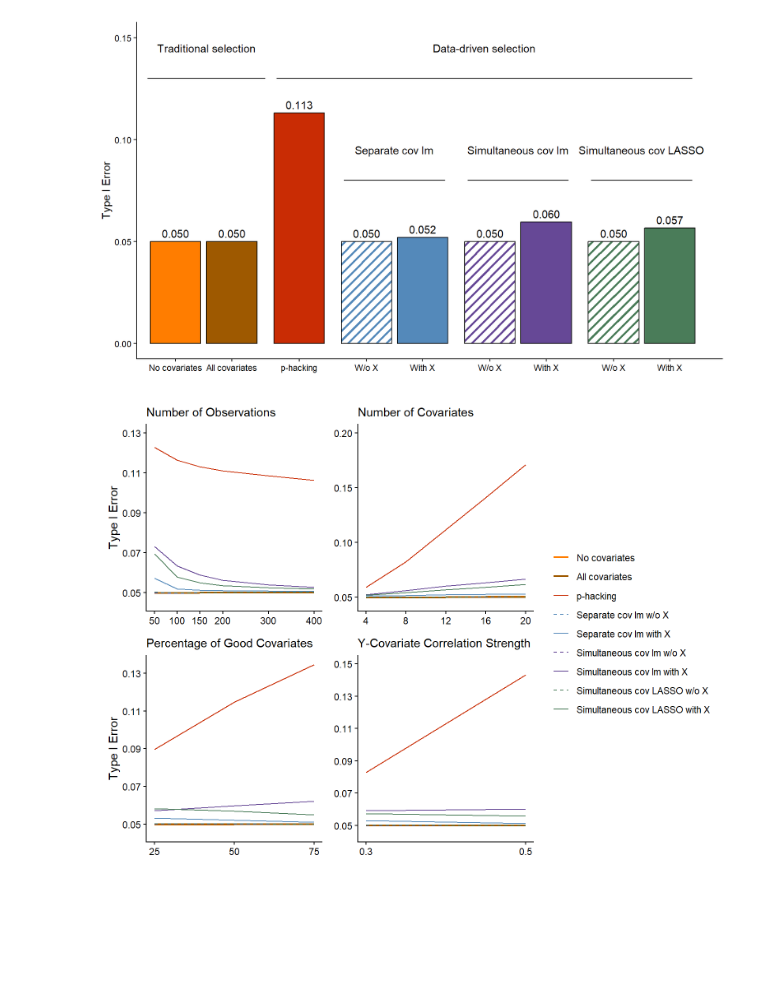
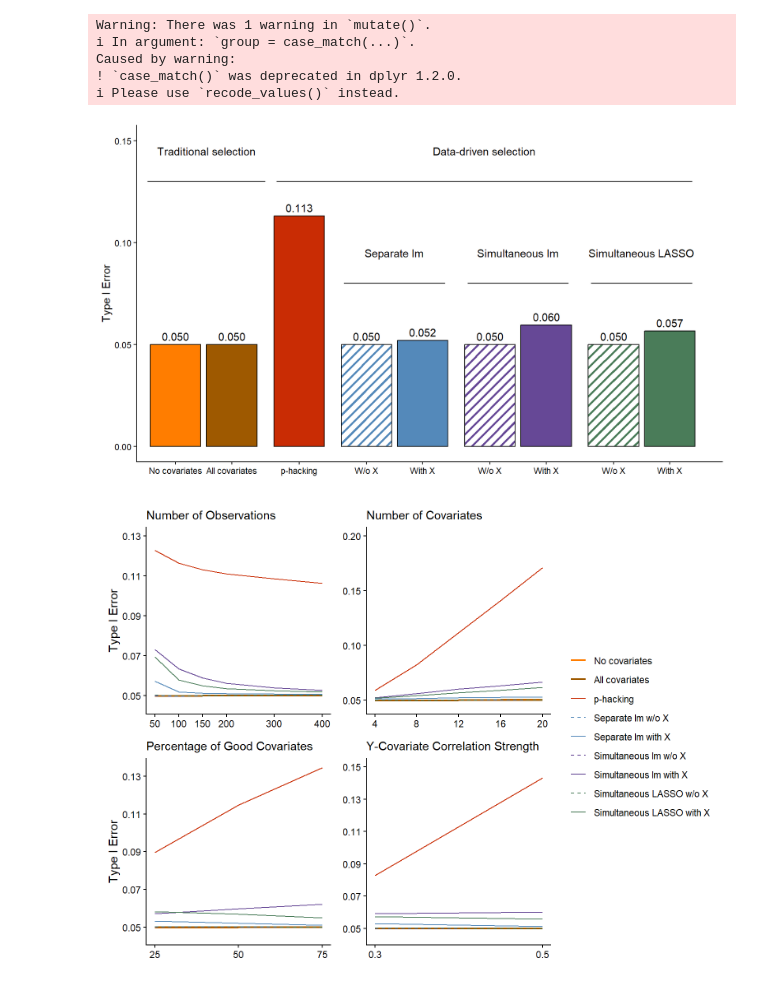
Before and after one commit to jjcurtin/study_cov, a Jupyter notebook: notebooks/mak_figures.embed.ipynb, the cells around one changed output. Saved outputs shown, nothing was run; the diff lists cells and outputs as text; code cells hidden in the pictures; blank space fills up the shorter version.

```diff
--- a/notebooks/mak_figures.embed.ipynb
+++ b/notebooks/mak_figures.embed.ipynb
@@ -24,12 +24,12 @@ d <- d |>
                                      "full_lm_wo_x", "full_lm",
                                      "lasso_wo_x", "lasso"),
                          labels = c("No covariates", "All covariates", "p-hacking",
-                                    "Separate cov lm w/o X",
-                                    "Separate cov lm with X",
-                                    "Simultaneous cov lm w/o X",
-                                    "Simultaneous cov lm with X",
-                                    "Simultaneous cov LASSO w/o X",
-                                    "Simultaneous cov LASSO with X")))
+                                    "Separate lm w/o X",
+                                    "Separate lm with X",
+                                    "Simultaneous lm w/o X",
+                                    "Simultaneous lm with X",
+                                    "Simultaneous LASSO w/o X",
+                                    "Simultaneous LASSO with X")))
 
 d_0 <- d |>
   filter(b_x == 0)
@@ -48,12 +48,18 @@ type_I_summary <- d_0 |>
                             "p-hacking" ~ "p-hacking",
                             "No covariates" ~ "No selection",
                             "All covariates" ~ "No selection",
-                            "Separate cov lm w/o X" ~ "Separate cov lm",
-                            "Separate cov lm with X" ~ "Separate cov lm",
-                            "Simultaneous cov lm w/o X" ~ "Simultaneous cov lm",
-                            "Simultaneous cov lm with X" ~ "Simultaneous cov lm",
-                            "Simultaneous cov LASSO w/o X" ~ "Simultaneous cov LASSO",
-                            "Simultaneous cov LASSO with X" ~ "Simultaneous cov LASSO"))
+                            "Separate lm w/o X" ~ "Separate lm",
+                            "Separate lm with X" ~ "Separate lm",
+                            "Simultaneous lm w/o X" ~ "Simultaneous lm",
+                            "Simultaneous lm with X" ~ "Simultaneous lm",
+                            "Simultaneous LASSO w/o X" ~ "Simultaneous LASSO",
+                            "Simultaneous LASSO with X" ~ "Simultaneous LASSO"))
+# %% [output]
+Warning: There was 1 warning in `mutate()`.
+i In argument: `group = case_match(...)`.
+Caused by warning:
+! `case_match()` was deprecated in dplyr 1.2.0.
+i Please use `recode_values()` instead.
 # %%
 #| label: fig-bar-1
 #| fig-cap: "Type I Error by Method. Average type I error rate across all research contexts is displayed for each method separately by color. Traditional selection methods are on the left, data-driven selection methods are on the right. Striped shading indicates data-driven selection methods that do not control for X."
@@ -94,7 +100,7 @@ segment_labels <- tibble::tibble(
         mean(c(6.2, 8.0)),
         mean(c(8.4, 10.2))),
   y = c(.13, .13, .08, .08, .08) + 0.015,
-  label = c("Traditional selection", "Data-driven selection", "Separate cov lm", "Simultaneous cov lm", "Simultaneous cov LASSO")
+  label = c("Traditional selection", "Data-driven selection", "Separate lm", "Simultaneous lm", "Simultaneous LASSO")
 )
 
 ggplot(
@@ -115,34 +121,34 @@ ggplot(
   geom_segment(aes(y = .13, x = 2.8, xend = 10.2)) +
   geom_segment(aes(y = .08, x = 4.0, xend = 5.8)) +
   geom_segment(aes(y = .08, x = 6.2, xend = 8.0)) +
   geom_segment(aes(y = .08, x = 8.4, xend = 10.2)) +
   geom_text(
     aes(label = sprintf("%.3f", type_I)),
     vjust = -0.5
   ) +
     geom_text(
     data = segment_labels,
     aes(x = x, y = y, label = label),
     inherit.aes = FALSE
   ) +
   labs(x = NULL, y = "Type I Error") +
   scale_y_continuous(
     limits = c(0, .15),
     breaks = seq(0, .15, by = 0.05)
   ) +
   # numeric x with custom breaks/labels; gaps are just extra space between positions
   scale_x_continuous(
     breaks = x_breaks,
     labels = x_labels,
     expand = expansion(mult = c(0.02, 0.05))
   ) +
   scale_pattern_manual(values = method_patterns) +
   scale_fill_manual(values = method_colors) +
   theme(
     legend.position = "none"
   )
 # %% [output]
-[figure, old version]
+[figure, new version]
 # %%
 observations <- d_0 |>
   group_by(method, n_obs) |>
@@ -226,7 +232,7 @@ ycor <- d_0 |>
   plot_layout(guides = "collect") &
   theme(legend.position = "right")
 # %% [output]
-[figure, old version]
+[figure, new version]
 # %%
 #| label: fig-bar-2
 #| fig-cap: "Type II Error by Method. Average type II error rate across all research settings is displayed for each method separately by color. Traditional selection methods are on the left, data-driven selection methods are on the right. Striped shading indicates data-driven selection methods that do not control for X."
```
Also changed, not shown: parts of 5 cells of this notebook, 22 other files.
